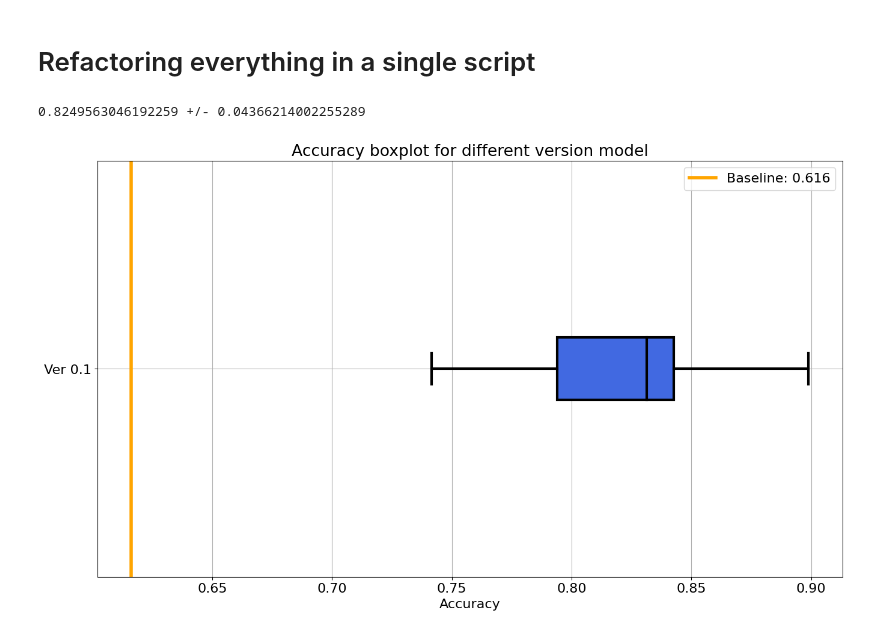
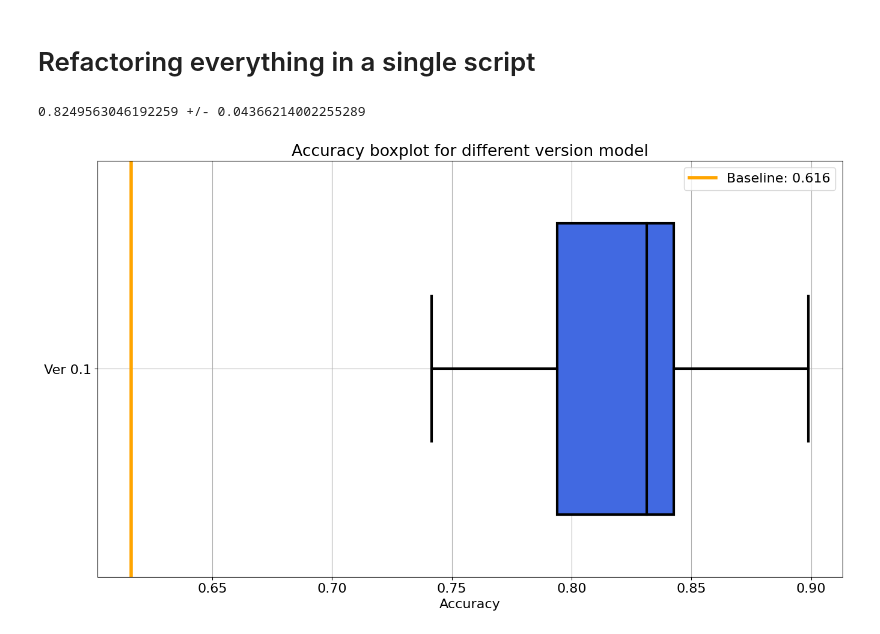
Before and after one commit to marcocarnini/bookTitanic, a Jupyter notebook: scripts/titanicBook.ipynb, the cells around one changed output. Drawn from its saved outputs; the diff is of its cells as text; code cells hidden in the pictures.

Commit message:
Adding second version

```diff
--- a/scripts/titanicBook.ipynb
+++ b/scripts/titanicBook.ipynb
@@ -350,40 +350,46 @@ def estimate_performance(train: pd.DataFrame) -> list:
     return scores
 
 
-version = 0.1
+version = str(0.1)
 baseline = 549 / (549 + 342)
 
 df = ingest_data()
 train, test = feature_engineering0(df)
 scores = estimate_performance(train)
 
-performance = pd.DataFrame({"Version": [str(version)] * 10, "Performance": scores})
+performance = pd.DataFrame({"Version": [version] * 10, "Performance": scores})
 performance.to_csv(f"performance_{version}.csv", index=False)
 
-p = {
-    f"Ver {i}": performance.loc[performance["Version"] == i, "Performance"].to_list()
-    for i in performance["Version"].unique()
-}
 
 plt.rcParams["font.size"] = 16
 plt.figure(figsize=(16, 9))
 plt.title("Accuracy boxplot for different version model")
 plt.axvline(baseline, color="orange", lw=4, label=f"Baseline: {round(baseline, 3)}")
-bp = plt.boxplot(
-    performance["Performance"],
+input_data = [
+    performance.loc[performance["Version"] == i, "Performance"]
+    for i in performance["Version"].unique()
+]
+
+
+plt.boxplot(
+    input_data,
     vert=False,
-    labels=p.keys(),
+    widths=0.7,
     patch_artist=True,
     boxprops=dict(facecolor="royalblue", color="black", linewidth=3),
     whiskerprops=dict(color="black", linewidth=3),
     capprops=dict(color="black", linewidth=3),
     medianprops=dict(color="black", linewidth=3),
 )
 
 plt.xlabel("Accuracy")
+plt.yticks(
+    [i + 1 for i in range(len(performance["Version"].unique()))],
+    [f"Ver {i}" for i in performance["Version"].unique()],
+)
 plt.grid()
 plt.legend()
 plt.savefig(f"Performance_{version}.png", dpi=300)
 # %% [output]
 0.8249563046192259 +/- 0.04366214002255289
-[figure, old version]
+[figure, new version]
```
Also changed, not shown: 1 other file.
